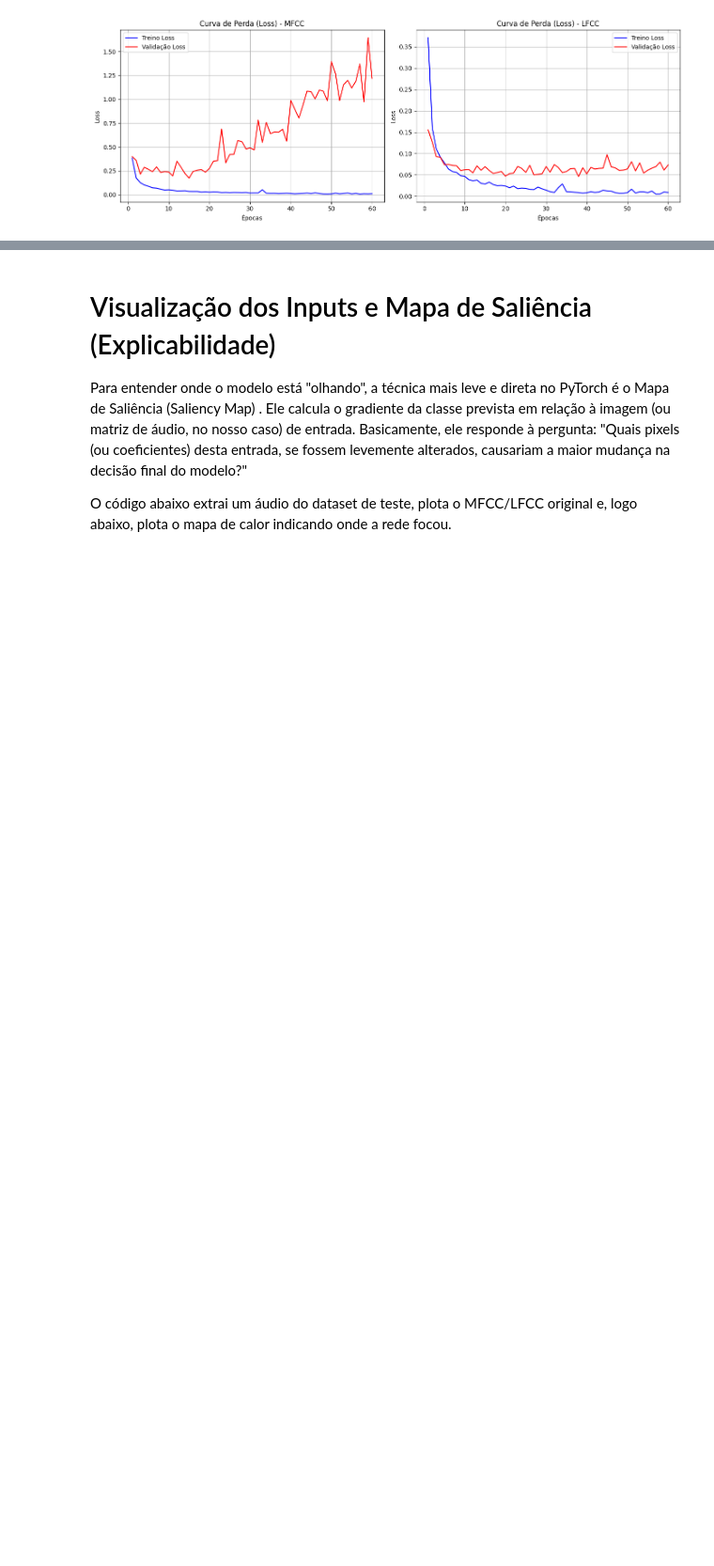
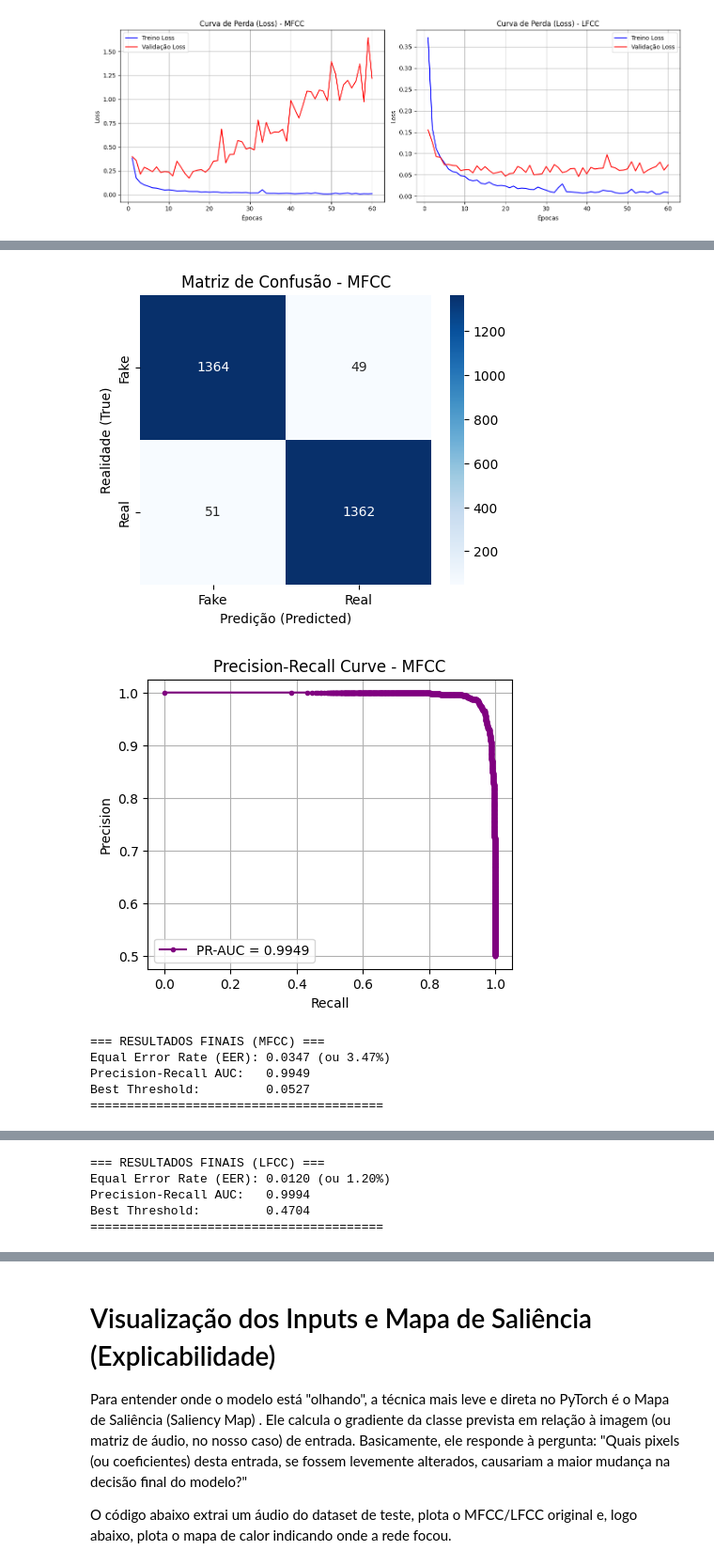
Before and after one commit to bmorbin/Estudos-em-algoritmos-e-tecnicas-para-detecao-de-fraudes-por-audio-e-voz, a Jupyter notebook: Notebook_Projeto_PSI5123.ipynb, the cells around one changed output, grey strips where cells are left out. Shown at 94% size. Saved outputs shown, nothing was run; the diff lists cells and outputs as text; code cells hidden in the pictures; blank space fills up the shorter version.

Commit message:
threshold based on validation dataset

```diff
--- a/Notebook_Projeto_PSI5123.ipynb
+++ b/Notebook_Projeto_PSI5123.ipynb
@@ -503,8 +503,8 @@ from sklearn.metrics import confusion_matrix, precision_recall_curve, roc_curve,
 from scipy.optimize import brentq
 from scipy.interpolate import interp1d
 
-def evaluate_model(model, feature_name):
-    test_loader = DataLoader(AudioFeatureDataset(H5_FILE, 'test', feature_name), batch_size=64, shuffle=False)
+def evaluate_model(model, feature_name, dataset_folder='test', best_threshold_given =None):
+    test_loader = DataLoader(AudioFeatureDataset(H5_FILE, dataset_folder, feature_name), batch_size=64, shuffle=False)
 
     model.eval()
     all_labels = []
@@ -536,8 +536,9 @@ def evaluate_model(model, feature_name):
     eer = fpr[eer_index]
     best_threshold = thresholds[eer_index]
 
+    best_threshold_f = best_threshold if not best_threshold_given else best_threshold_given
     # --- 1. Matriz de Confusão ---
-    cm = confusion_matrix(all_labels, all_probs >= best_threshold)
+    cm = confusion_matrix(all_labels, all_probs >= best_threshold_f)
     plt.figure(figsize=(5, 4))
     sns.heatmap(cm, annot=True, fmt='d', cmap='Blues', xticklabels=['Fake', 'Real'], yticklabels=['Fake', 'Real'])
     plt.title(f'Matriz de Confusão - {feature_name.upper()}')
@@ -566,7 +567,4 @@ def evaluate_model(model, feature_name):
     print(f"Precision-Recall AUC:   {pr_auc:.4f}")
     print(f"Best Threshold:         {best_threshold:.4f}")
     print("="*40 + "\n")
-
-# Avaliando ambos os modelos compactos
-evaluate_model(model_mfcc, 'mfcc')
-evaluate_model(model_lfcc, 'lfcc')
+    return best_threshold
@@ -587,0 +571,12 @@ Best Threshold:         0.7031
+# %%
+# Avaliando ambos os modelos compactos
+best_threshold_mfcc_val = evaluate_model(model_mfcc, 'mfcc', 'val')
+best_threshold_lfcc_val = evaluate_model(model_lfcc, 'lfcc', 'val')
+# %% [output]
+[figure, added]
+[figure, added]
+=== RESULTADOS FINAIS (MFCC) ===
+Equal Error Rate (EER): 0.0347 (ou 3.47%)
+Precision-Recall AUC:   0.9949
+Best Threshold:         0.0527
+========================================
@@ -587,0 +585,5 @@ Best Threshold:         0.7031
+=== RESULTADOS FINAIS (LFCC) ===
+Equal Error Rate (EER): 0.0120 (ou 1.20%)
+Precision-Recall AUC:   0.9994
+Best Threshold:         0.4704
+========================================
```
Also changed, not shown: parts of 5 cells of this notebook.
